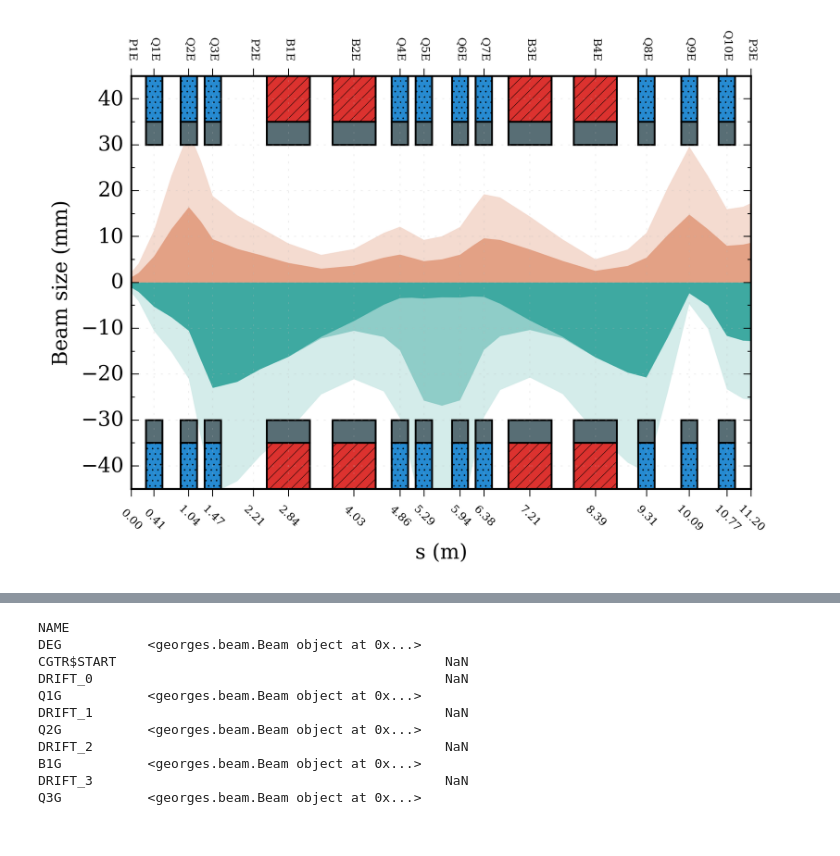
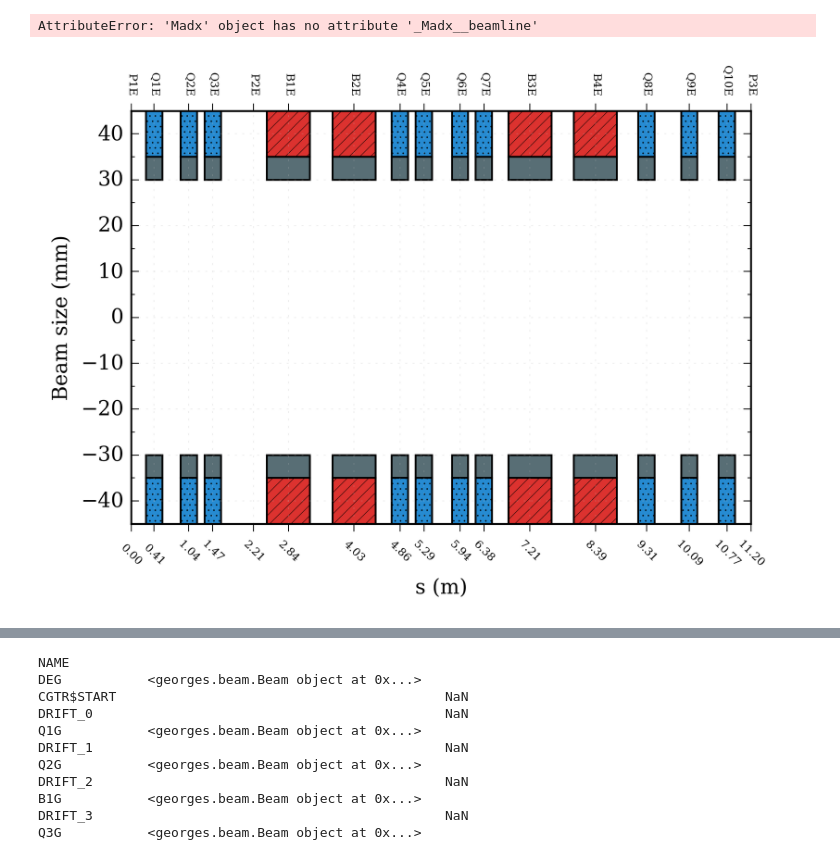
Before and after one commit to ULB-Metronu/georges, a Jupyter notebook: examples/Example Georges.ipynb, the cells around one changed output, grey strips where cells are left out. Saved outputs shown, nothing was run; the diff lists cells and outputs as text; code cells hidden in the pictures.

```diff
--- a/examples/Example Georges.ipynb
+++ b/examples/Example Georges.ipynb
@@ -17,37 +17,44 @@ context = {
     'ALPHAX': 0.0,
     'ALPHAY': 0.0,
     'DELTAP': 0.0,
     'DPP': 0.5e-2,
     'IQ1E': 2.741/10/brho/0.0325*0.297/0.295,
     'IQ2E': -5.745/10/brho/0.0325*0.297/0.295,
     'IQ3E': 4.079/10/brho/0.0325*0.297/0.295,
     'IQ47E': -3.062/10/brho/0.0325,
     'IQ56E': 2.66/10/brho/0.0325,
     'IQ8E': 3.5484/10/brho/0.0325,
     'IQ9E': -4.0276/10/brho/0.0325,
     'IQ10E': 4.0352/10/brho/0.0325,
     'MOMENTUM_SLITS_OPENING' : 1.015,
     'DIVERGENCE_SLITS_OPENING_X' : 1.015,
     'DIVERGENCE_SLITS_OPENING_Y' : 1.015,
     'N_TRACKING': 5000,
     'EMITX': 14.3e-6,
     'EMITY': 14.3e-6,
 }
 m = georges.madx.Madx(madx='/usr/local/bin/madx', path=PATH, context=context)
 bl = georges.Beamline('ess', path=PATH, prefix='generic', elements='elements')
 bl_twiss= georges.madx.twiss(line=bl, madx=m)
-
+b = georges.Beam(energy=200).from_5d_multigaussian_distribution(5,
+                                               XRMS=0.01,
+                                               PXRMS=0.001,
+                                               YRMS=0.01,
+                                               PYRMS=0.001,
+                                               DPPRMS=0.00)
 from georges.plotting import *
 with plt.style.context('word'):
     fig = plt.figure(1)
 
     ax1 = fig.add_subplot(111)
     prepare(ax1, bl)
     aperture(ax1, bl)
-    twiss(ax1, bl_twiss, context)
-    #track(ax1, bl, context)
+    #twiss(ax1, bl_twiss)
+    #track(ax1, bl, b)
+bl_track = georges.madx.track(line=bl, madx=m, beam=b)
 # %% [output]
+AttributeError: 'Madx' object has no attribute '_Madx__beamline'
-[figure, old version]
+[figure, new version]
 # %%
 b = Beam(energy=200).from_5d_multigaussian_distribution(20,
                                                XRMS=0.01,
```
Also changed, not shown: 5 other files.
